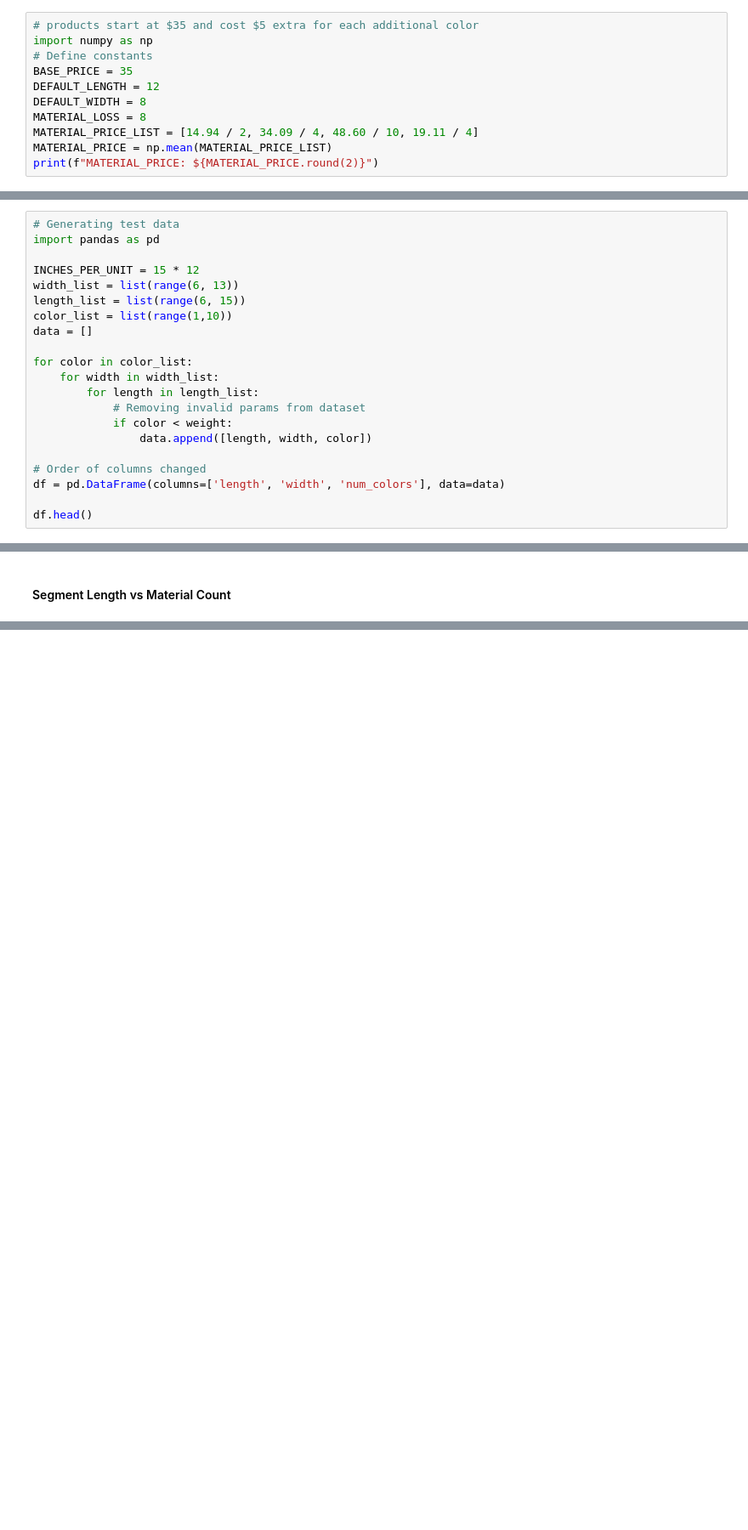
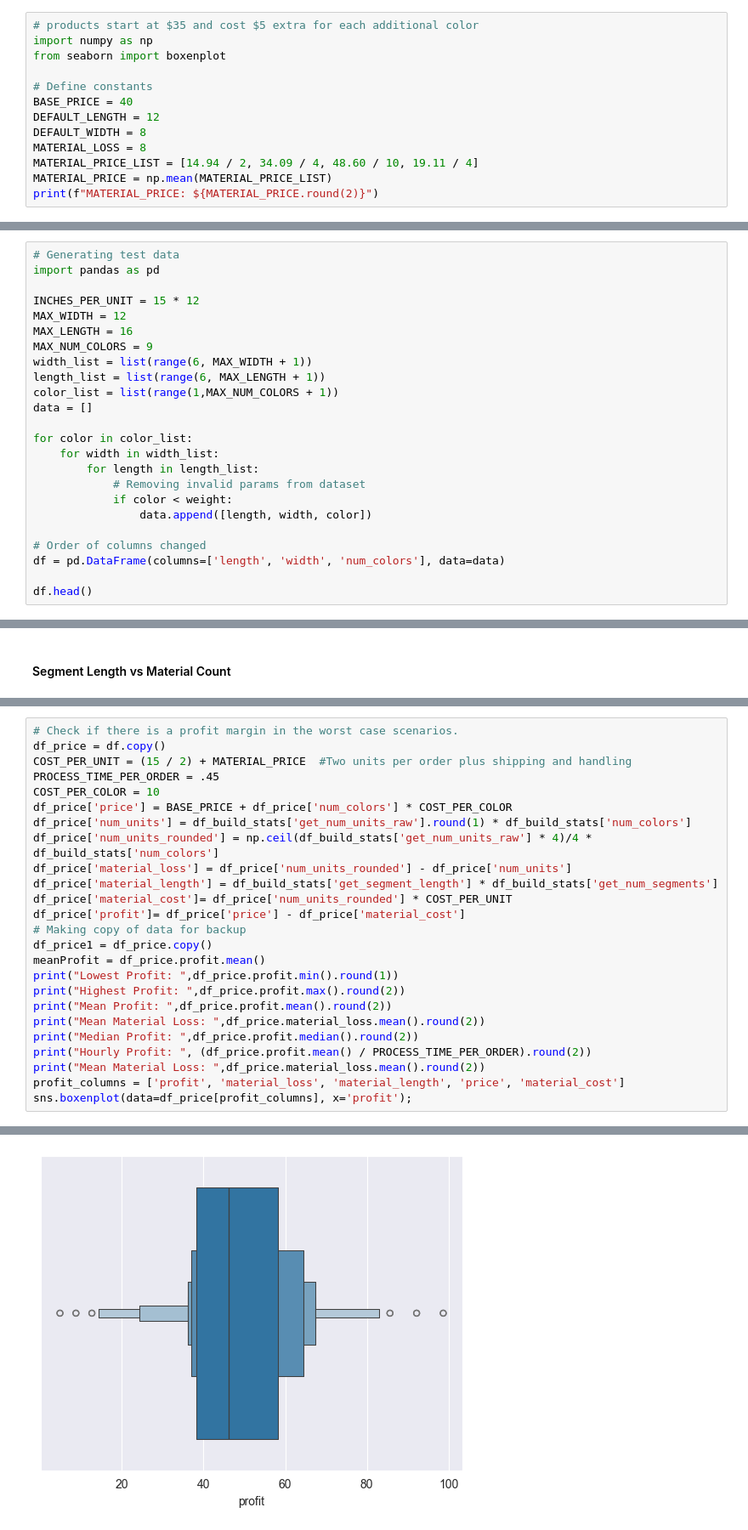
Before and after one commit to DanielLevenstein/Product_Profitability_Study, a Jupyter notebook: product_pricing.ipynb, the cells around one changed output, grey strips where cells are left out. Shown at 85% size. Cells and saved outputs as stored; diff of their text form; blank space fills up the shorter version.

Commit message:
Added Material Loss Analysis to Project

```diff
--- a/product_pricing.ipynb
+++ b/product_pricing.ipynb
@@ -7,8 +7,10 @@
 # %%
 # products start at $35 and cost $5 extra for each additional color
 import numpy as np
+from seaborn import boxenplot
+
 # Define constants
-BASE_PRICE = 35
+BASE_PRICE = 40
 DEFAULT_LENGTH = 12
 DEFAULT_WIDTH = 8
 MATERIAL_LOSS = 8
@@ -26,9 +28,12 @@ MATERIAL_PRICE: $6.41
 import pandas as pd
 
 INCHES_PER_UNIT = 15 * 12
-width_list = list(range(6, 13))
-length_list = list(range(6, 15))
-color_list = list(range(1,10))
+MAX_WIDTH = 12
+MAX_LENGTH = 16
+MAX_NUM_COLORS = 9
+width_list = list(range(6, MAX_WIDTH + 1))
+length_list = list(range(6, MAX_LENGTH + 1))
+color_list = list(range(1,MAX_NUM_COLORS + 1))
 data = []
 
 for color in color_list:
@@ -168,0 +77,26 @@ Mean Profit:  27.0
+# %%
+# Check if there is a profit margin in the worst case scenarios.
+df_price = df.copy()
+COST_PER_UNIT = (15 / 2) + MATERIAL_PRICE  #Two units per order plus shipping and handling
+PROCESS_TIME_PER_ORDER = .45
+COST_PER_COLOR = 10
+df_price['price'] = BASE_PRICE + df_price['num_colors'] * COST_PER_COLOR
+df_price['num_units'] = df_build_stats['get_num_units_raw'].round(1) * df_build_stats['num_colors']
+df_price['num_units_rounded'] = np.ceil(df_build_stats['get_num_units_raw'] * 4)/4 * df_build_stats['num_colors']
+df_price['material_loss'] = df_price['num_units_rounded'] - df_price['num_units']
+df_price['material_length'] = df_build_stats['get_segment_length'] * df_build_stats['get_num_segments']
+df_price['material_cost']= df_price['num_units_rounded'] * COST_PER_UNIT
+df_price['profit']= df_price['price'] - df_price['material_cost']
+# Making copy of data for backup
+df_price1 = df_price.copy()
+meanProfit = df_price.profit.mean()
+print("Lowest Profit: ",df_price.profit.min().round(1))
+print("Highest Profit: ",df_price.profit.max().round(2))
+print("Mean Profit: ",df_price.profit.mean().round(2))
+print("Mean Material Loss: ",df_price.material_loss.mean().round(2))
+print("Median Profit: ",df_price.profit.median().round(2))
+print("Hourly Profit: ", (df_price.profit.mean() / PROCESS_TIME_PER_ORDER).round(2))
+print("Mean Material Loss: ",df_price.material_loss.mean().round(2))
+profit_columns = ['profit', 'material_loss', 'material_length', 'price', 'material_cost']
+sns.boxenplot(data=df_price[profit_columns], x='profit');
+# %% [output]
@@ -168,0 +110 @@ Mean Profit:  27.0
+[figure, added]
```
Also changed, not shown: parts of 41 cells of this notebook, 1 other file.
